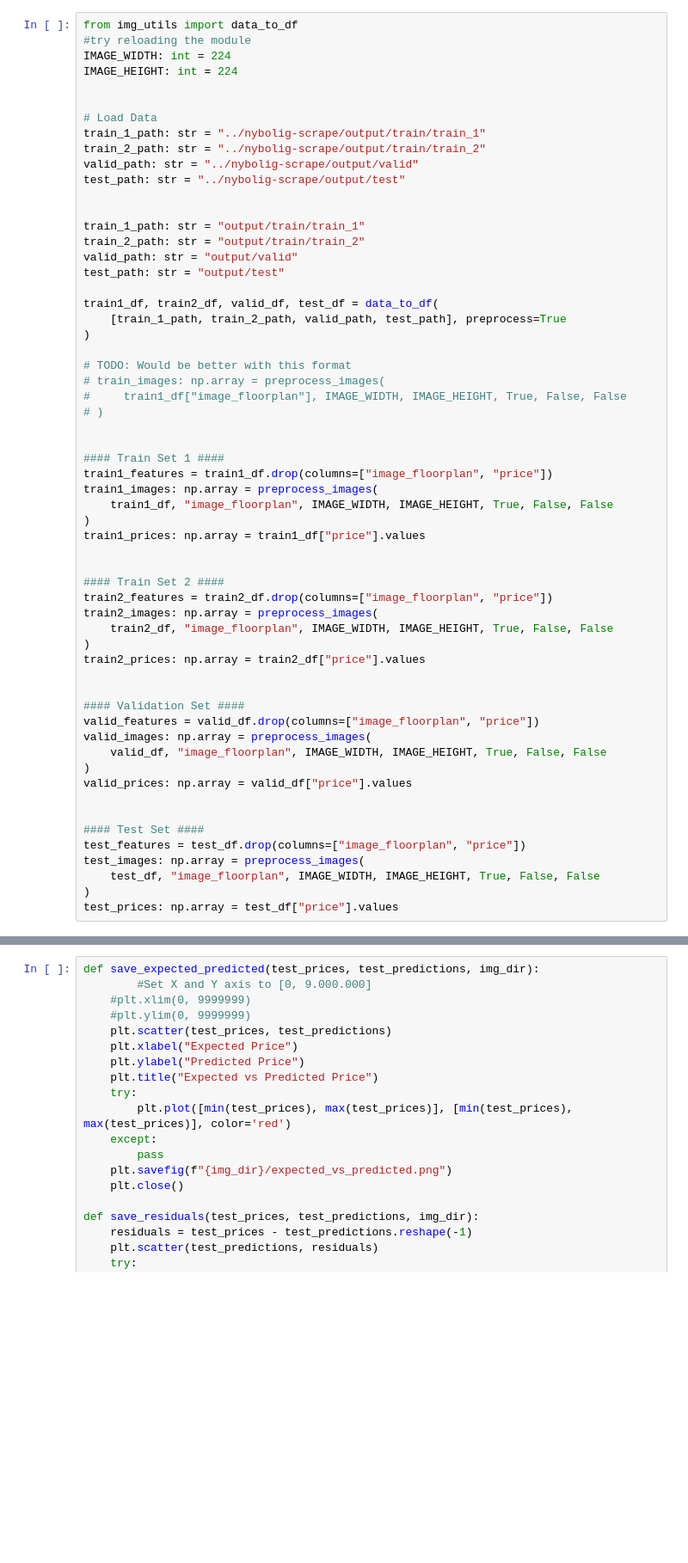
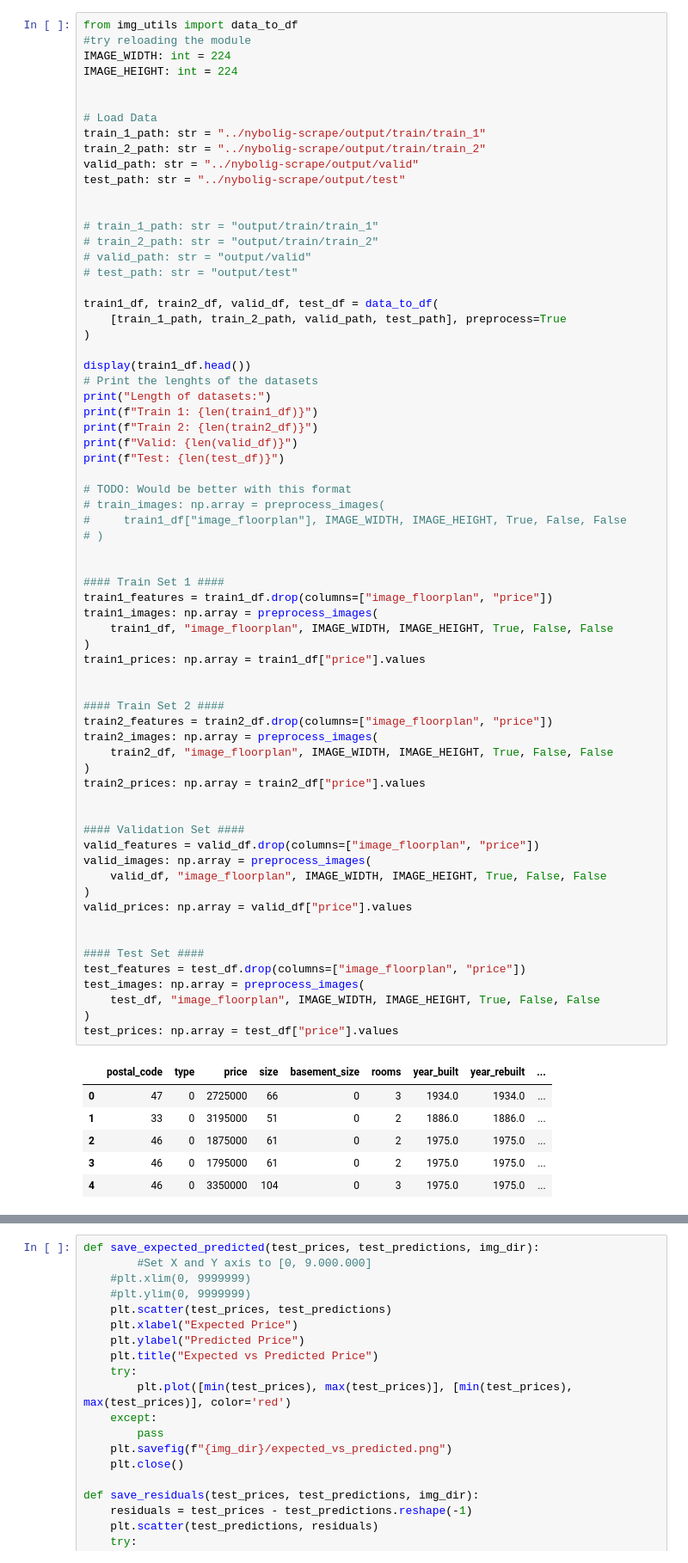
Before and after one commit to besplago/thesis-house-price-estimation, a Jupyter notebook: train_eval_models.ipynb, the cells around one changed output, grey strips where cells are left out. Shown at 86% size. Cells and saved outputs as stored; diff of their text form; blank space fills up the shorter version.

```diff
--- a/train_eval_models.ipynb
+++ b/train_eval_models.ipynb
@@ -41,14 +45,22 @@ valid_path: str = "../nybolig-scrape/output/valid"
 test_path: str = "../nybolig-scrape/output/test"
 
 
-train_1_path: str = "output/train/train_1"
-train_2_path: str = "output/train/train_2"
-valid_path: str = "output/valid"
-test_path: str = "output/test"
+# train_1_path: str = "output/train/train_1"
+# train_2_path: str = "output/train/train_2"
+# valid_path: str = "output/valid"
+# test_path: str = "output/test"
 
 train1_df, train2_df, valid_df, test_df = data_to_df(
     [train_1_path, train_2_path, valid_path, test_path], preprocess=True
 )
+
+display(train1_df.head())
+# Print the lenghts of the datasets
+print("Length of datasets:")
+print(f"Train 1: {len(train1_df)}")
+print(f"Train 2: {len(train2_df)}")
+print(f"Valid: {len(valid_df)}")
+print(f"Test: {len(test_df)}")
 
 # TODO: Would be better with this format
 # train_images: np.array = preprocess_images(
@@ -59,30 +71,37 @@ train1_df, train2_df, valid_df, test_df = data_to_df(
 #### Train Set 1 ####
 train1_features = train1_df.drop(columns=["image_floorplan", "price"])
 train1_images: np.array = preprocess_images(
     train1_df, "image_floorplan", IMAGE_WIDTH, IMAGE_HEIGHT, True, False, False
 )
 train1_prices: np.array = train1_df["price"].values
 
 
 #### Train Set 2 ####
 train2_features = train2_df.drop(columns=["image_floorplan", "price"])
 train2_images: np.array = preprocess_images(
     train2_df, "image_floorplan", IMAGE_WIDTH, IMAGE_HEIGHT, True, False, False
 )
 train2_prices: np.array = train2_df["price"].values
 
 
 #### Validation Set ####
 valid_features = valid_df.drop(columns=["image_floorplan", "price"])
 valid_images: np.array = preprocess_images(
     valid_df, "image_floorplan", IMAGE_WIDTH, IMAGE_HEIGHT, True, False, False
 )
 valid_prices: np.array = valid_df["price"].values
 
 
 #### Test Set ####
 test_features = test_df.drop(columns=["image_floorplan", "price"])
 test_images: np.array = preprocess_images(
     test_df, "image_floorplan", IMAGE_WIDTH, IMAGE_HEIGHT, True, False, False
 )
 test_prices: np.array = test_df["price"].values
+# %% [output]
+|  | postal_code | type | price | size | basement_size | rooms | year_built | year_rebuilt | ... |
+| 0 | 47 | 0 | 2725000 | 66 | 0 | 3 | 1934.0 | 1934.0 | ... |
+| 1 | 33 | 0 | 3195000 | 51 | 0 | 2 | 1886.0 | 1886.0 | ... |
+| 2 | 46 | 0 | 1875000 | 61 | 0 | 2 | 1975.0 | 1975.0 | ... |
+| 3 | 46 | 0 | 1795000 | 61 | 0 | 2 | 1975.0 | 1975.0 | ... |
+| 4 | 46 | 0 | 3350000 | 104 | 0 | 3 | 1975.0 | 1975.0 | ... |
```
Also changed, not shown: parts of 4 cells of this notebook, 2 other files.
